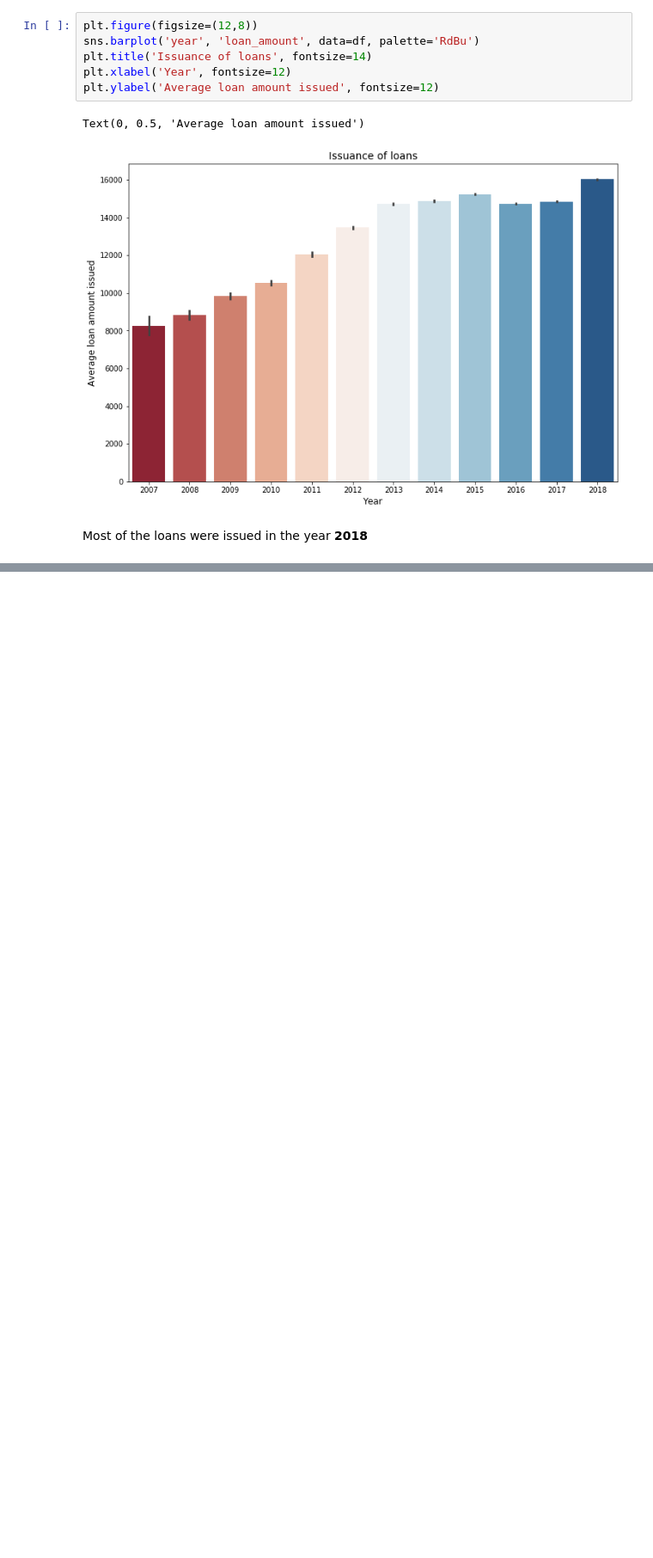
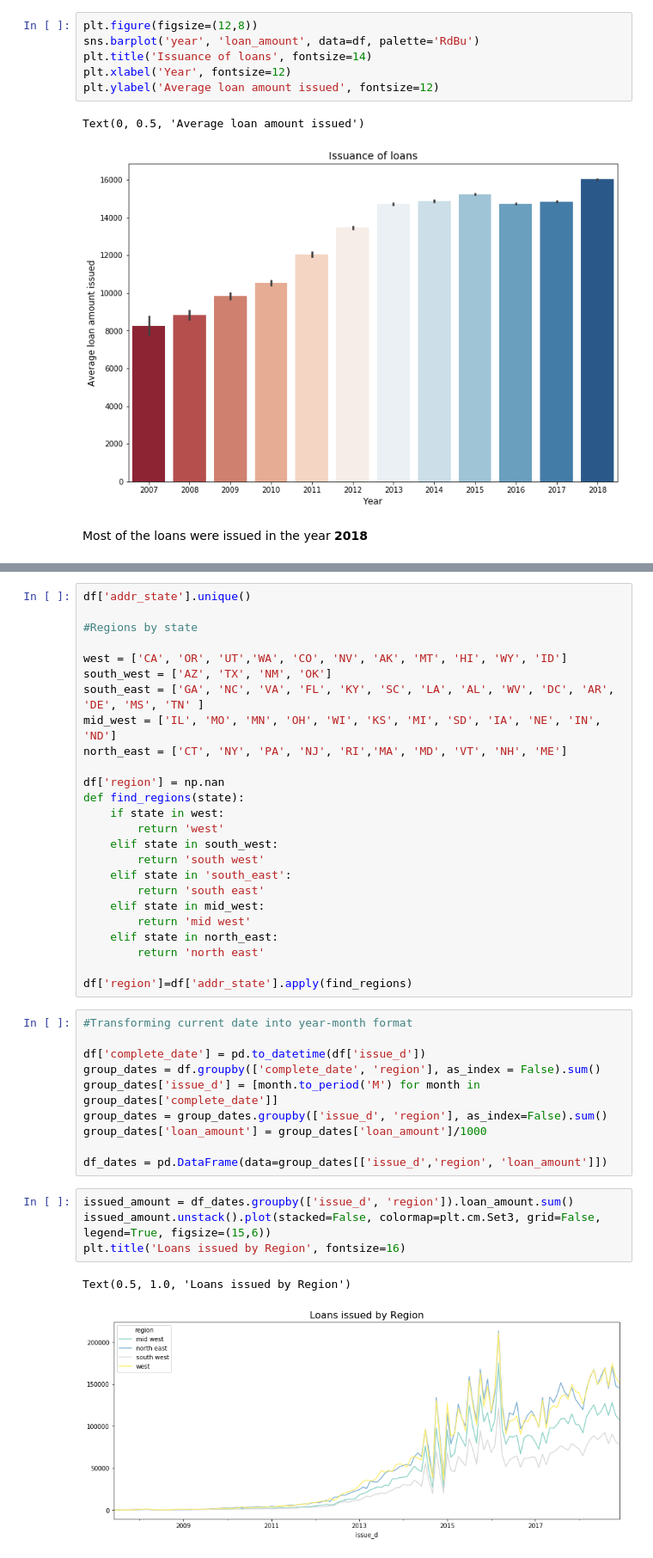
Before and after one commit to pavannaik3009/CreditRiskAnalysis, a Jupyter notebook: EDA.ipynb, the cells around one changed output, grey strips where cells are left out. Shown at 86% size. Saved outputs shown, nothing was run; the diff lists cells and outputs as text; blank space fills up the shorter version.

```diff
--- a/EDA.ipynb
+++ b/EDA.ipynb
@@ -75,0 +122,42 @@ Most of the loans were issued in the year **2018**
+# %%
+df['addr_state'].unique()
+
+#Regions by state
+
+west = ['CA', 'OR', 'UT','WA', 'CO', 'NV', 'AK', 'MT', 'HI', 'WY', 'ID']
+south_west = ['AZ', 'TX', 'NM', 'OK']
+south_east = ['GA', 'NC', 'VA', 'FL', 'KY', 'SC', 'LA', 'AL', 'WV', 'DC', 'AR', 'DE', 'MS', 'TN' ]
+mid_west = ['IL', 'MO', 'MN', 'OH', 'WI', 'KS', 'MI', 'SD', 'IA', 'NE', 'IN', 'ND']
+north_east = ['CT', 'NY', 'PA', 'NJ', 'RI','MA', 'MD', 'VT', 'NH', 'ME']
+
+df['region'] = np.nan
+def find_regions(state):
+    if state in west:
+        return 'west'
+    elif state in south_west:
+        return 'south west'
+    elif state in 'south_east':
+        return 'south east'
+    elif state in mid_west:
+        return 'mid west'
+    elif state in north_east:
+        return 'north east'
+
+df['region']=df['addr_state'].apply(find_regions)
+# %%
+#Transforming current date into year-month format
+
+df['complete_date'] = pd.to_datetime(df['issue_d'])
+group_dates = df.groupby(['complete_date', 'region'], as_index = False).sum()
+group_dates['issue_d'] = [month.to_period('M') for month in group_dates['complete_date']]
+group_dates = group_dates.groupby(['issue_d', 'region'], as_index=False).sum()
+group_dates['loan_amount'] = group_dates['loan_amount']/1000
+
+df_dates = pd.DataFrame(data=group_dates[['issue_d','region', 'loan_amount']])
+# %%
+issued_amount = df_dates.groupby(['issue_d', 'region']).loan_amount.sum()
+issued_amount.unstack().plot(stacked=False, colormap=plt.cm.Set3, grid=False, legend=True, figsize=(15,6))
+plt.title('Loans issued by Region', fontsize=16)
+# %% [output]
+Text(0.5, 1.0, 'Loans issued by Region')
+[figure, added]
```
Also changed, not shown: parts of 8 cells of this notebook.
